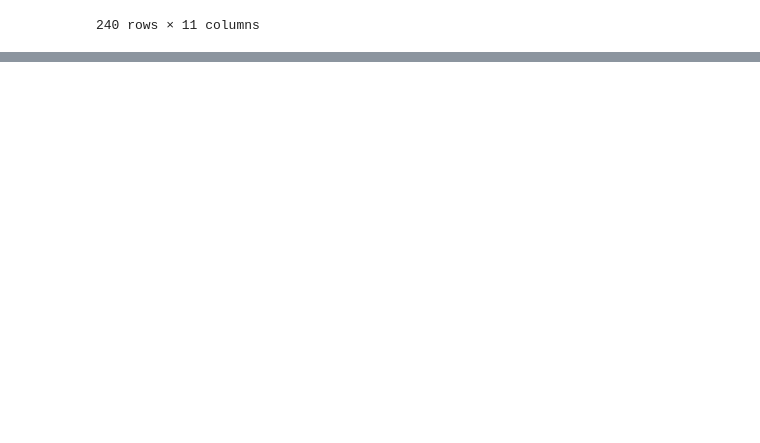
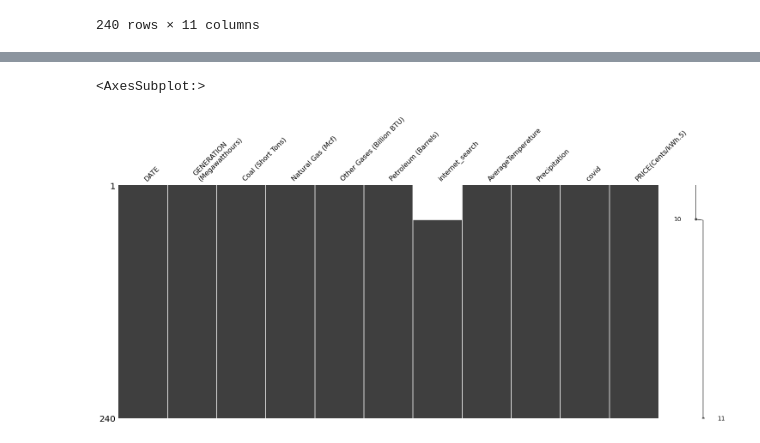
Before and after one commit to YfLiu-61F/PPOL564_project_Liu_Yifan, a Jupyter notebook: main/Project.ipynb, the cells around one changed output, grey strips where cells are left out. Saved outputs shown, nothing was run; the diff lists cells and outputs as text; code cells hidden in the pictures; blank space fills up the shorter version.

Commit message:
added two types of models

```diff
--- a/main/Project.ipynb
+++ b/main/Project.ipynb
@@ -247,0 +337,6 @@ full_data
+# %%
+#Change the data types to the proper ones.
+for col in ['internet_search', 'AverageTemperature', 'Precipitation']:
+    full_data[col] = full_data[col].astype('float64')
+
+full_data['covid'] = full_data['covid'].astype('category')
@@ -247,0 +356,6 @@ full_data
+# %%
+#Check the missing values.
+miss.matrix(full_data)
+# %% [output]
+<AxesSubplot:>
+[figure, added]
```
Also changed, not shown: parts of 60 cells of this notebook.
